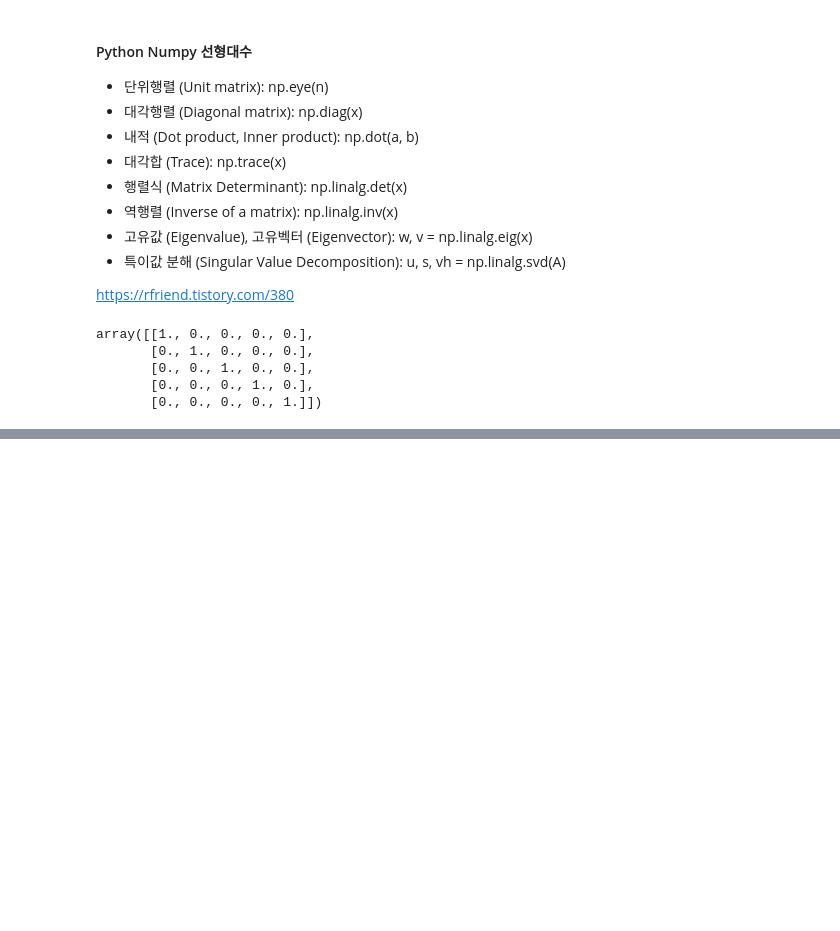
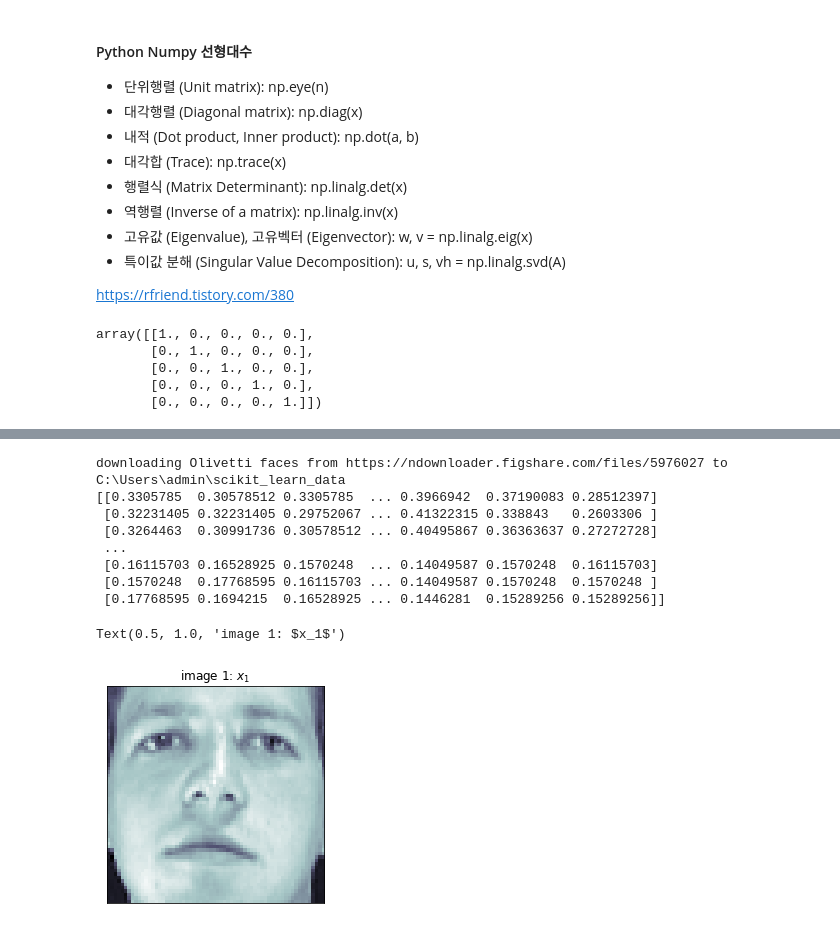
Before and after one commit to bnv20/kdt7, a Jupyter notebook: m4_선형대수/선형대수.ipynb, the cells around one changed output, grey strips where cells are left out. Drawn from its saved outputs; the diff is of its cells as text; code cells hidden in the pictures; blank space fills up the shorter version.

```diff
--- a/m4_선형대수/선형대수.ipynb
+++ b/m4_선형대수/선형대수.ipynb
@@ -48,0 +74,23 @@ y = np.array([[6.,23],[-1,7],[8,9]])
+# %%
+from sklearn.datasets import fetch_olivetti_faces
+
+faces = fetch_olivetti_faces()
+print(faces.images[6],'\n')
+f,ax=plt.subplots(1,1)
+
+ax.imshow(faces.images[6],cmap=plt.cm.bone)
+ax.grid(False)
+ax.set_xticks([])
+ax.set_yticks([])
+ax.set_title("image 1: $x_1$")
+# %% [output]
+downloading Olivetti faces from https://ndownloader.figshare.com/files/5976027 to C:\Users\admin\scikit_learn_data
+[[0.3305785  0.30578512 0.3305785  ... 0.3966942  0.37190083 0.28512397]
+ [0.32231405 0.32231405 0.29752067 ... 0.41322315 0.338843   0.2603306 ]
+ [0.3264463  0.30991736 0.30578512 ... 0.40495867 0.36363637 0.27272728]
+ ...
+ [0.16115703 0.16528925 0.1570248  ... 0.14049587 0.1570248  0.16115703]
+ [0.1570248  0.17768595 0.16115703 ... 0.14049587 0.1570248  0.1570248 ]
+ [0.17768595 0.1694215  0.16528925 ... 0.1446281  0.15289256 0.15289256]]
+Text(0.5, 1.0, 'image 1: $x_1$')
+[figure, added]
```
Also changed, not shown: parts of 28 cells of this notebook.
